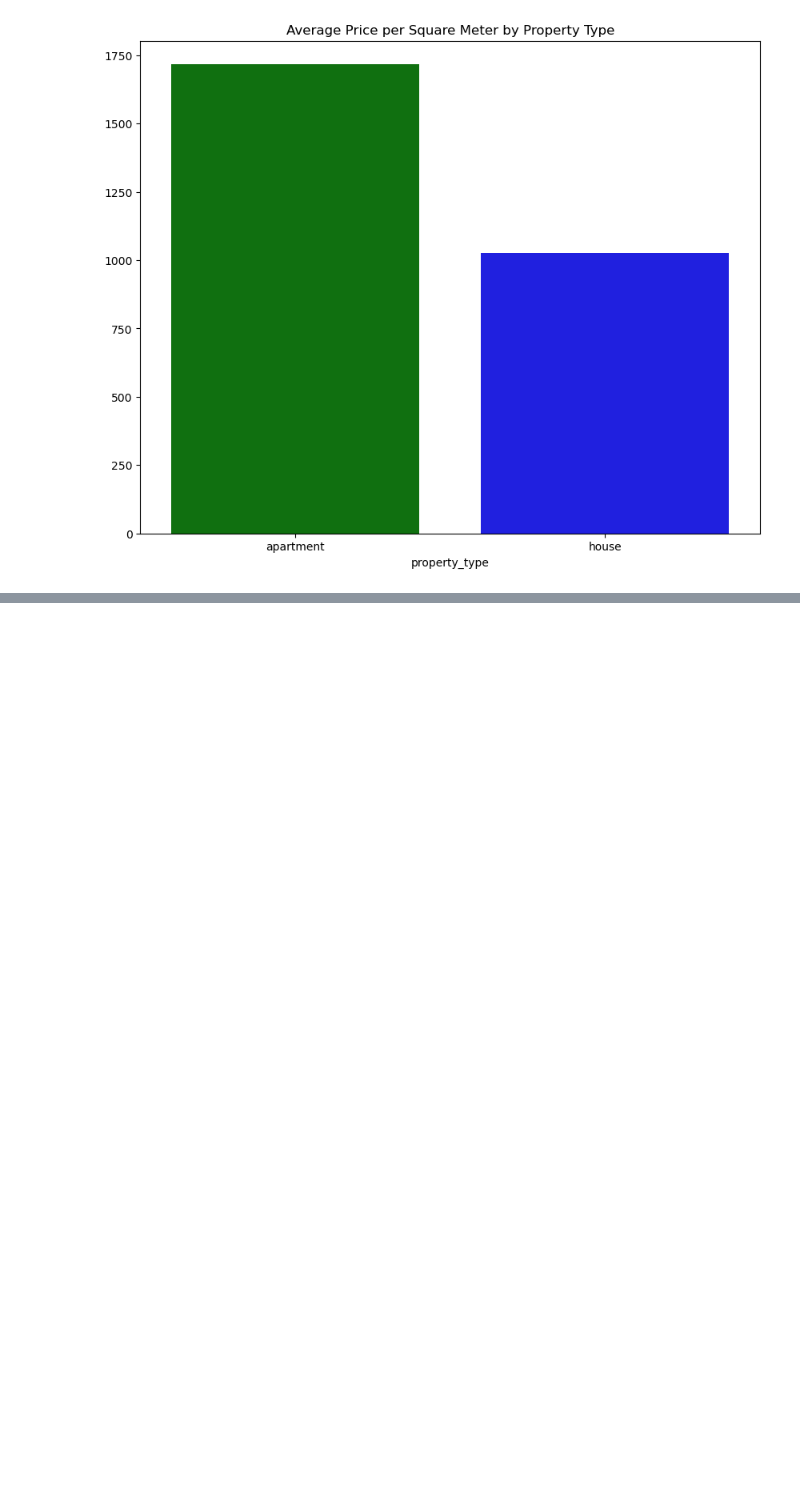
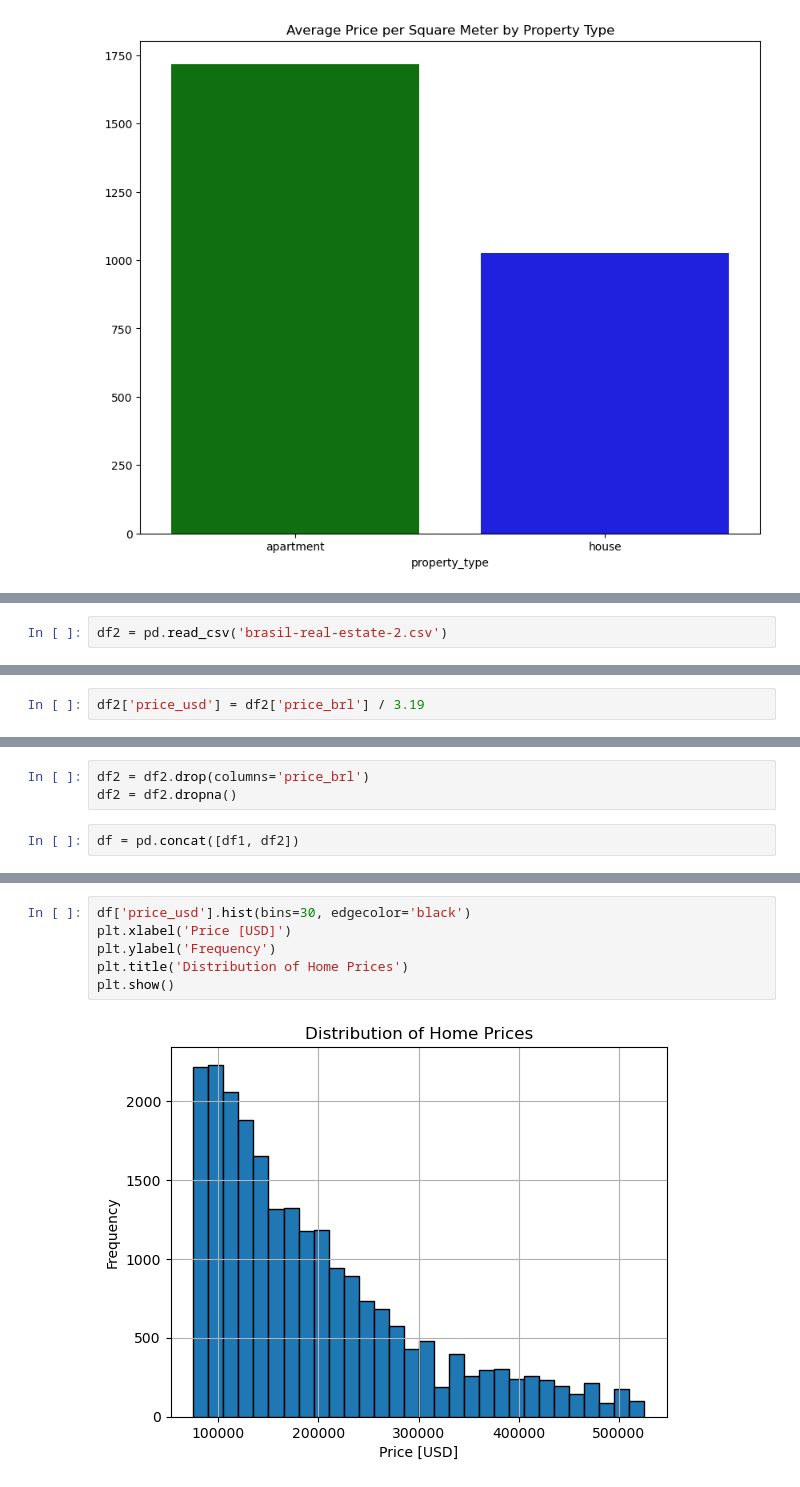
Before and after one commit to Nahsc0/house_price_analysis_in_Brazil, a Jupyter notebook: GSRA_project.ipynb, the cells around one changed output, grey strips where cells are left out. Saved outputs shown, nothing was run; the diff lists cells and outputs as text; blank space fills up the shorter version.

```diff
--- a/GSRA_project.ipynb
+++ b/GSRA_project.ipynb
@@ -324,0 +315,2 @@ plt.show()
+# %%
+df2 = pd.read_csv('brasil-real-estate-2.csv')
@@ -324,0 +386,2 @@ plt.show()
+# %%
+df2['price_usd'] = df2['price_brl'] / 3.19
@@ -324,0 +404,5 @@ plt.show()
+# %%
+df2 = df2.drop(columns='price_brl')
+df2 = df2.dropna()
+# %%
+df = pd.concat([df1, df2])
@@ -324,0 +476,8 @@ plt.show()
+# %%
+df['price_usd'].hist(bins=30, edgecolor='black')
+plt.xlabel('Price [USD]')
+plt.ylabel('Frequency')
+plt.title('Distribution of Home Prices')
+plt.show()
+# %% [output]
+[figure, added]
```
Also changed, not shown: parts of 28 cells of this notebook, 1 other file.
